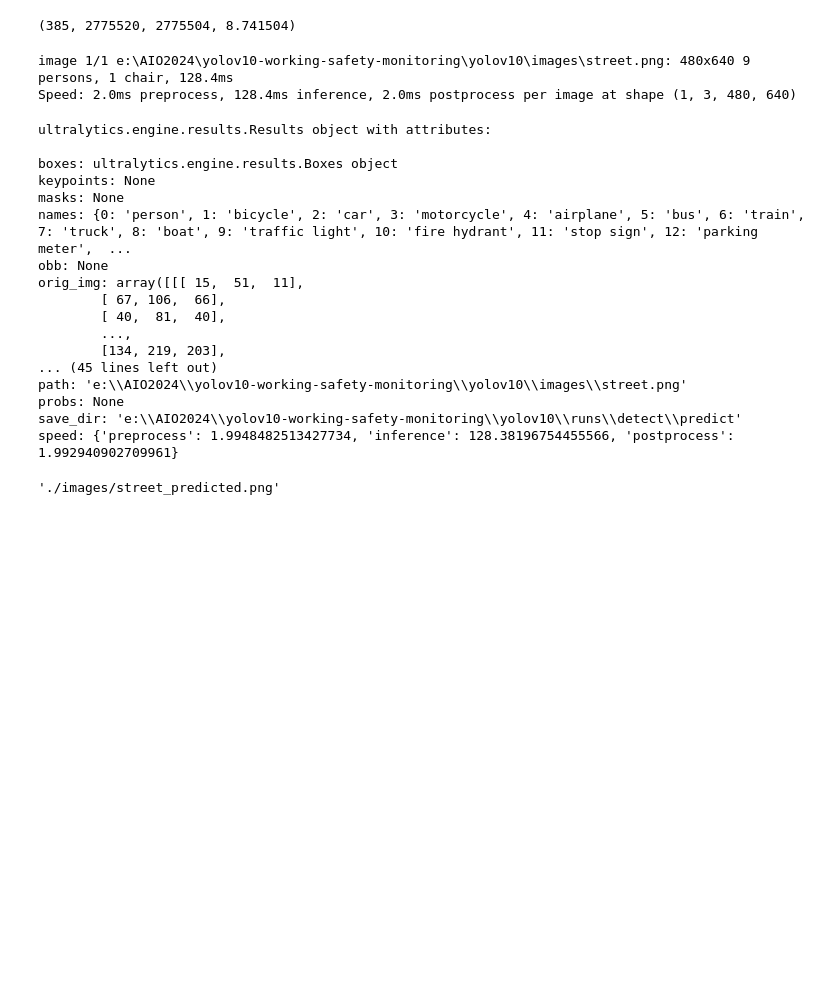
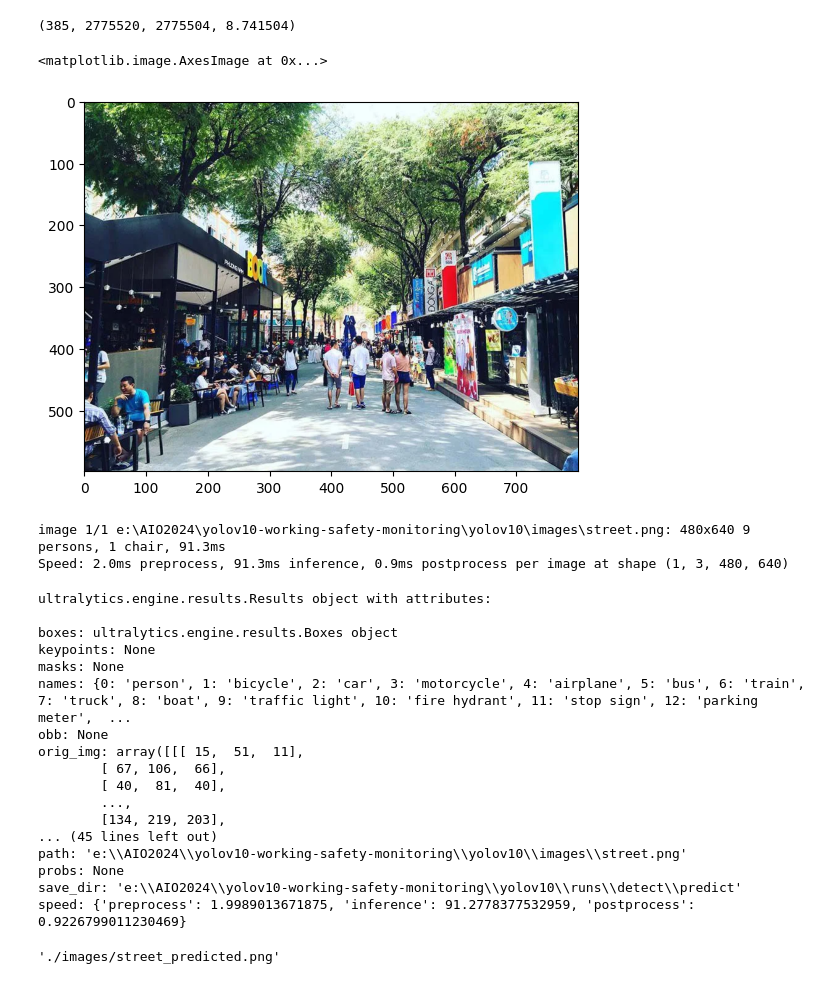
Before and after one commit to ongxuanhong/yolov10-working-safety-monitoring, a Jupyter notebook: 01_data_prep.ipynb, the cells around one changed output. Drawn from its saved outputs; the diff is of its cells as text; code cells hidden in the pictures; blank space fills up the shorter version.

```diff
--- a/01_data_prep.ipynb
+++ b/01_data_prep.ipynb
@@ -41,13 +41,23 @@ model.info()
 # %% [output]
 YOLOv10n summary: 385 layers, 2775520 parameters, 2775504 gradients, 8.7 GFLOPs
 (385, 2775520, 2775504, 8.741504)
+# %%
+import cv2
+import matplotlib.pyplot as plt
+
+IMG_PATH = "./images/street.png"
+img = cv2.imread(IMG_PATH)
+img_rgb = cv2.cvtColor(img, cv2.COLOR_BGR2RGB)
+plt.imshow(img_rgb)
+# %% [output]
+<matplotlib.image.AxesImage at 0x...>
+[figure, added]
 # %%
-IMG_PATH = "./images/street.png"
 result = model(source=IMG_PATH)[0]
 result
 # %% [output]
-image 1/1 e:\AIO2024\yolov10-working-safety-monitoring\yolov10\images\street.png: 480x640 9 persons, 1 chair, 128.4ms
-Speed: 2.0ms preprocess, 128.4ms inference, 2.0ms postprocess per image at shape (1, 3, 480, 640)
+image 1/1 e:\AIO2024\yolov10-working-safety-monitoring\yolov10\images\street.png: 480x640 9 persons, 1 chair, 91.3ms
+Speed: 2.0ms preprocess, 91.3ms inference, 0.9ms postprocess per image at shape (1, 3, 480, 640)
 ultralytics.engine.results.Results object with attributes:
 
 boxes: ultralytics.engine.results.Boxes object
@@ -64,7 +74,7 @@ orig_img: array([[[ 15,  51,  11],
 path: 'e:\\AIO2024\\yolov10-working-safety-monitoring\\yolov10\\images\\street.png'
 probs: None
 save_dir: 'e:\\AIO2024\\yolov10-working-safety-monitoring\\yolov10\\runs\\detect\\predict'
-speed: {'preprocess': 1.9948482513427734, 'inference': 128.38196754455566, 'postprocess': 1.992940902709961}
+speed: {'preprocess': 1.9989013671875, 'inference': 91.2778377532959, 'postprocess': 0.9226799011230469}
 # %%
 result.save("./images/street_predicted.png")
 # %% [output]
```
Also changed, not shown: parts of 1 cell of this notebook.
